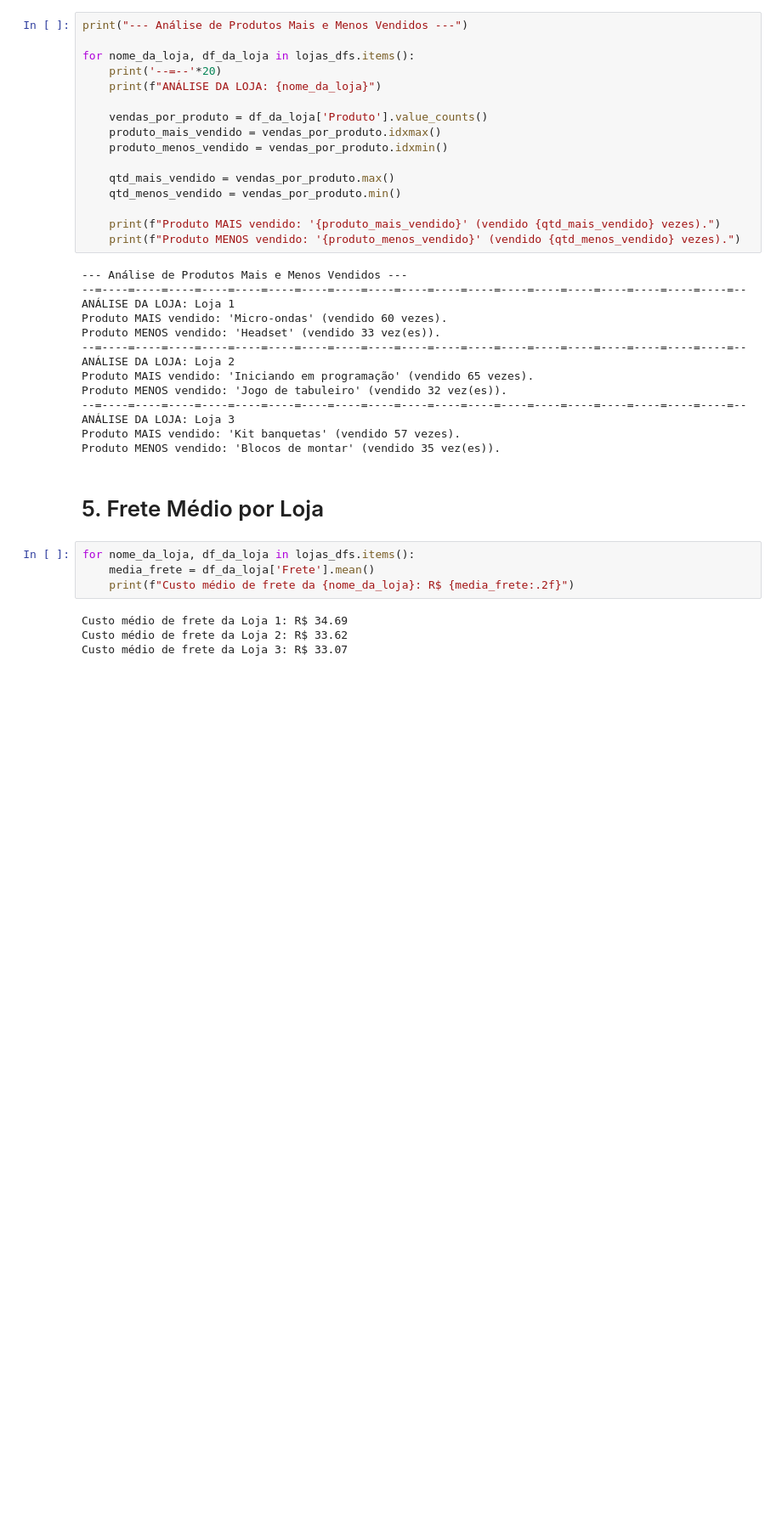
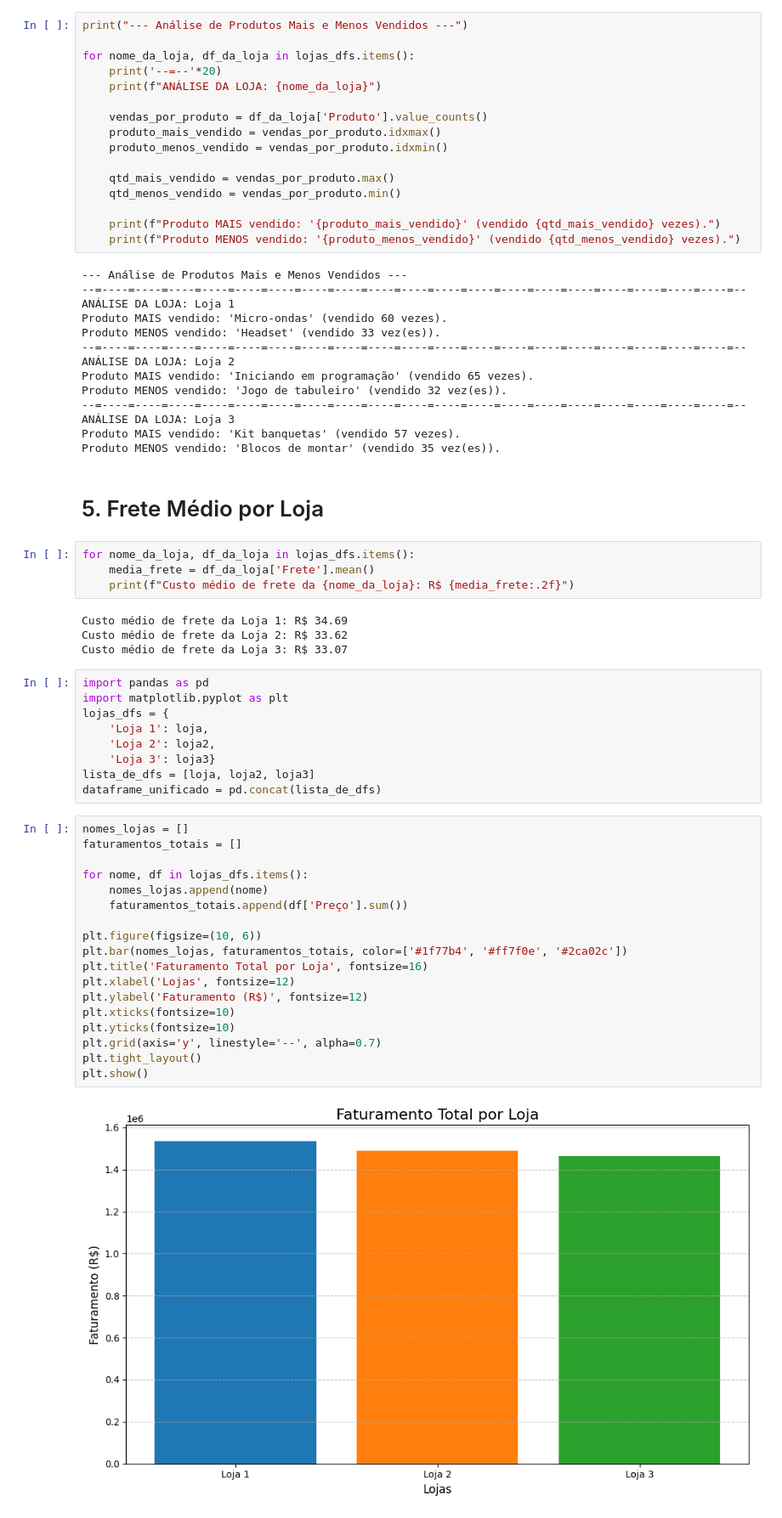
Before and after one commit to Polyanat59/AluraStore, a Jupyter notebook: AluraStore.ipynb, the cells around one changed output. Shown at 85% size. Drawn from its saved outputs; the diff is of its cells as text; blank space fills up the shorter version.

```diff
--- a/AluraStore.ipynb
+++ b/AluraStore.ipynb
@@ -118,3 +118,32 @@ for nome_da_loja, df_da_loja in lojas_dfs.items():
 Custo médio de frete da Loja 1: R$ 34.69
 Custo médio de frete da Loja 2: R$ 33.62
 Custo médio de frete da Loja 3: R$ 33.07
+# %%
+import pandas as pd
+import matplotlib.pyplot as plt
+lojas_dfs = {
+    'Loja 1': loja,
+    'Loja 2': loja2,
+    'Loja 3': loja3}
+lista_de_dfs = [loja, loja2, loja3]
+dataframe_unificado = pd.concat(lista_de_dfs)
+# %%
+nomes_lojas = []
+faturamentos_totais = []
+
+for nome, df in lojas_dfs.items():
+    nomes_lojas.append(nome)
+    faturamentos_totais.append(df['Preço'].sum())
+
+plt.figure(figsize=(10, 6))
+plt.bar(nomes_lojas, faturamentos_totais, color=['#1f77b4', '#ff7f0e', '#2ca02c'])
+plt.title('Faturamento Total por Loja', fontsize=16)
+plt.xlabel('Lojas', fontsize=12)
+plt.ylabel('Faturamento (R$)', fontsize=12)
+plt.xticks(fontsize=10)
+plt.yticks(fontsize=10)
+plt.grid(axis='y', linestyle='--', alpha=0.7)
+plt.tight_layout()
+plt.show()
+# %% [output]
+[figure, added]
```
Also changed, not shown: parts of 2 cells of this notebook.
